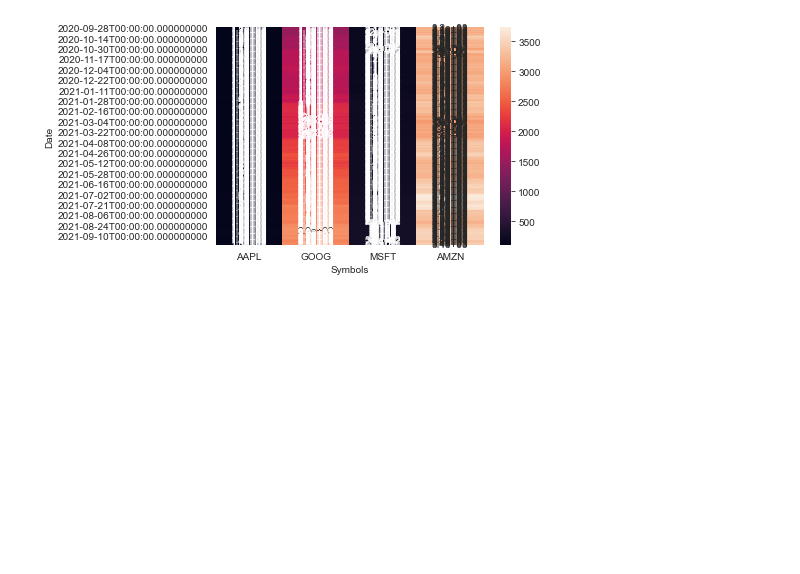
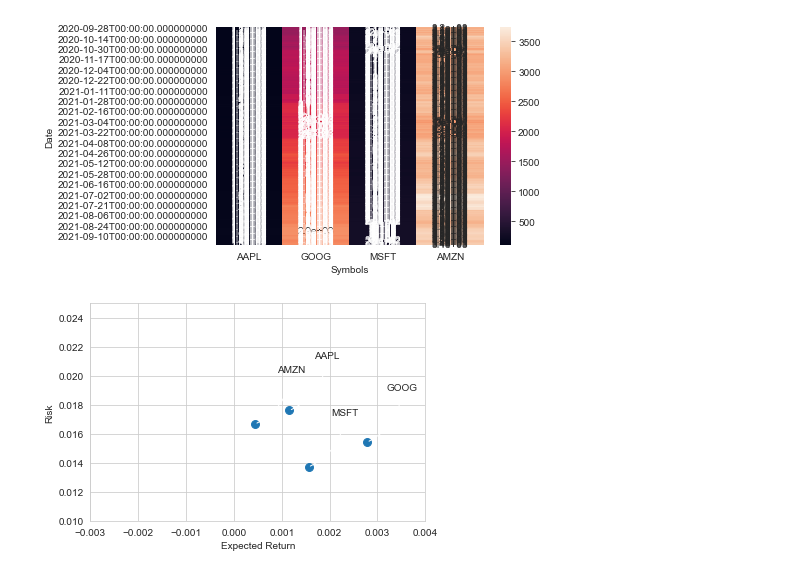
Before and after one commit to abel672/python-data-analysis-visualization, a Jupyter notebook: Section-8-Example-Projects/01-Stock-Market-Data-Analysis-Project.ipynb, the cells around one changed output. Cells and saved outputs as stored; diff of their text form; code cells hidden in the pictures; blank space fills up the shorter version.

Commit message:
Stock Market Data Analysis part 4: Risk analysis

```diff
--- a/Section-8-Example-Projects/01-Stock-Market-Data-Analysis-Project.ipynb
+++ b/Section-8-Example-Projects/01-Stock-Market-Data-Analysis-Project.ipynb
@@ -151,3 +151,26 @@ sns.heatmap(closing_df,annot=True)
 # %% [output]
 <AxesSubplot:xlabel='Symbols', ylabel='Date'>
 [figure]
+# %%
+# Risk Analysis
+rets = tech_rets.dropna()
+# %%
+area = np.pi*20
+
+plt.scatter(rets.mean(),rets.std(),s = area)
+
+plt.ylim([0.01,0.025])
+plt.xlim([-0.003,0.004])
+
+plt.xlabel('Expected Return')
+plt.ylabel('Risk')
+
+for label, x, y in zip(rets.columns, rets.mean(), rets.std()):
+    plt.annotate(
+        label,
+        xy = (x, y), xytext = (50, 50),
+        textcoords = 'offset points', ha = 'right', va = 'bottom',
+        arrowprops = dict(arrowstyle = '-', connectionstyle = 'arc3,rad=-0.3')
+    )
+# %% [output]
+[figure, added]
```
Also changed, not shown: 1 other file.
